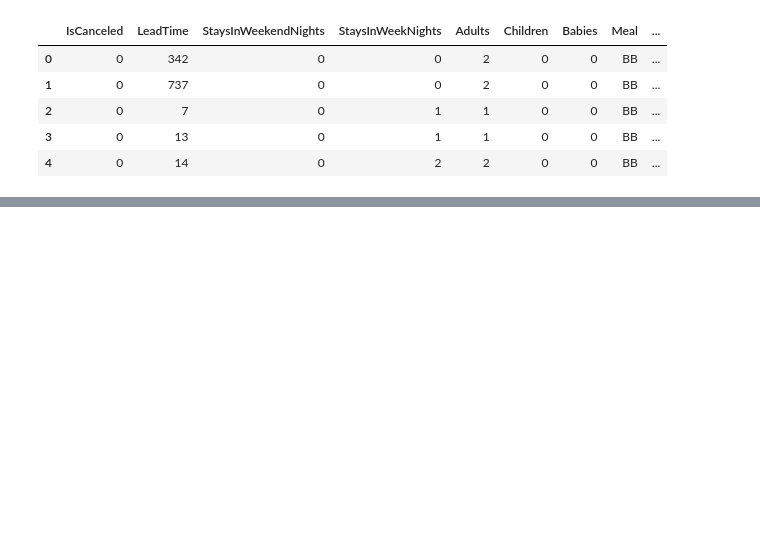
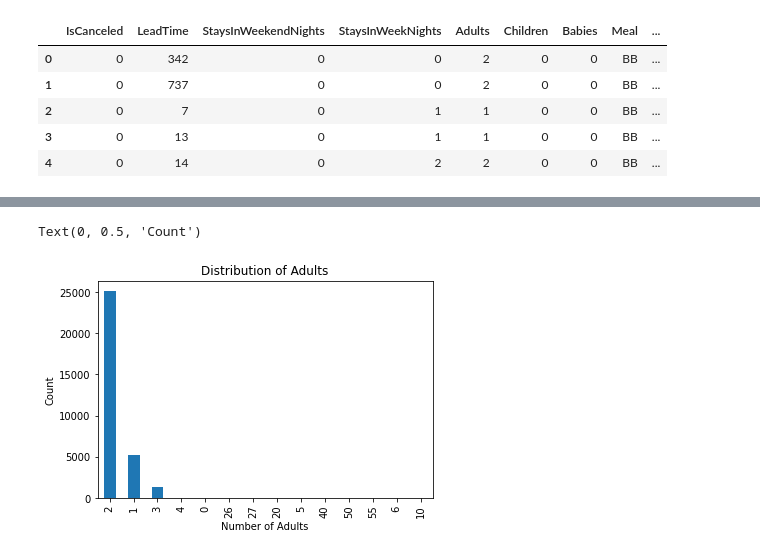
Before and after one commit to chaithrakc/hotel-booking-cancellation-prediction, a Jupyter notebook: src/Hotel Booking Cancellation Prediction.ipynb, the cells around one changed output, grey strips where cells are left out. Cells and saved outputs as stored; diff of their text form; code cells hidden in the pictures; blank space fills up the shorter version.

```diff
--- a/src/Hotel Booking Cancellation Prediction.ipynb
+++ b/src/Hotel Booking Cancellation Prediction.ipynb
@@ -118,0 +160,9 @@ Name: CustomerType, dtype: int64
+# %%
+# plotting 'Adults' on a bar graph
+bookings['Adults'].value_counts().plot(kind='bar')
+plt.title('Distribution of Adults')
+plt.xlabel('Number of Adults')
+plt.ylabel('Count')
+# %% [output]
+Text(0, 0.5, 'Count')
+[figure, added]
```
Also changed, not shown: parts of 41 cells of this notebook.
